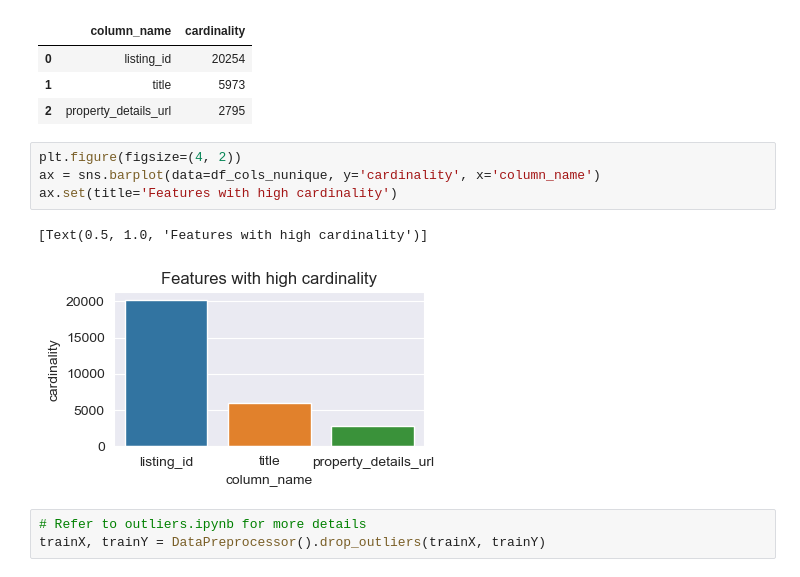
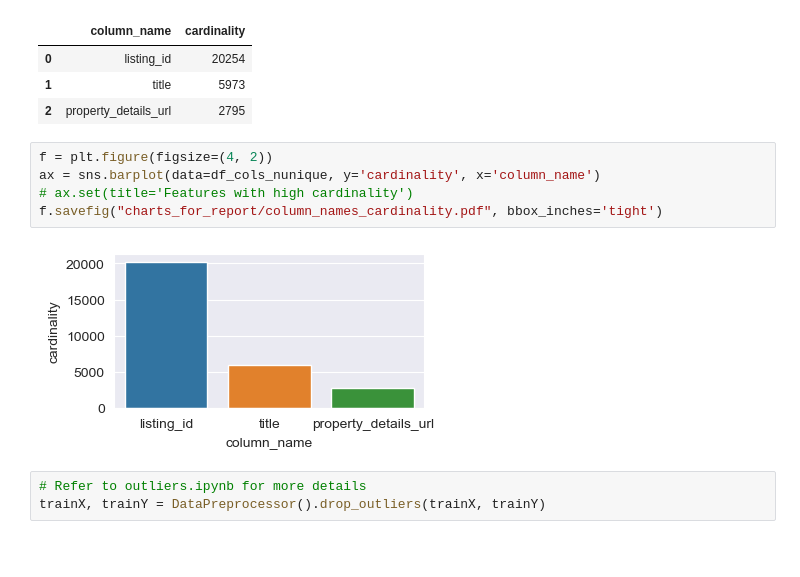
Before and after one commit to atul1696/cs5228-project, a Jupyter notebook: EDA.ipynb, the cells around one changed output. Saved outputs shown, nothing was run; the diff lists cells and outputs as text; blank space fills up the shorter version.

Commit message:
Visualizations for report

```diff
--- a/EDA.ipynb
+++ b/EDA.ipynb
@@ -33,12 +34,12 @@ df_cols_nunique.head()
 | 1 | title | 5973 |
 | 2 | property_details_url | 2795 |
 # %%
-plt.figure(figsize=(4, 2))
+f = plt.figure(figsize=(4, 2))
 ax = sns.barplot(data=df_cols_nunique, y='cardinality', x='column_name')
-ax.set(title='Features with high cardinality')
+# ax.set(title='Features with high cardinality')
+f.savefig("charts_for_report/column_names_cardinality.pdf", bbox_inches='tight')
 # %% [output]
-[Text(0.5, 1.0, 'Features with high cardinality')]
-[figure, old version]
+[figure, new version]
 # %%
 # Refer to outliers.ipynb for more details
 trainX, trainY = DataPreprocessor().drop_outliers(trainX, trainY)
```
Also changed, not shown: parts of 28 cells of this notebook.
